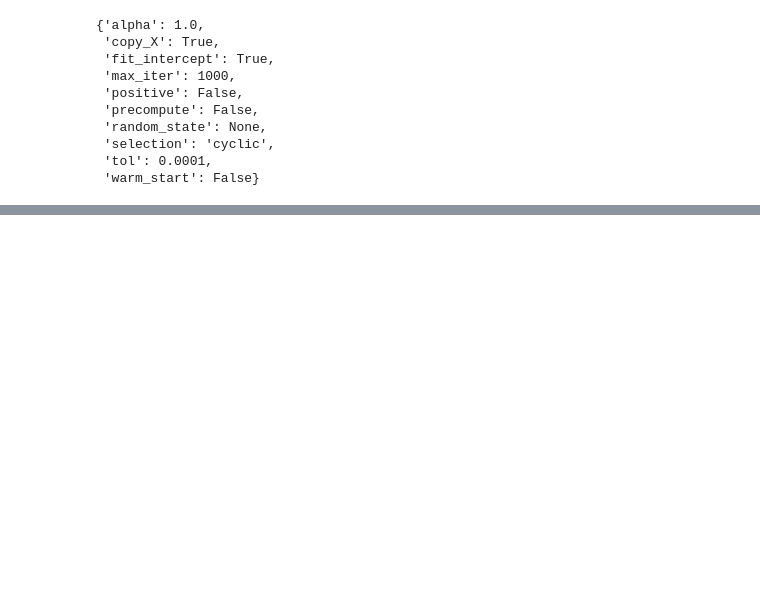
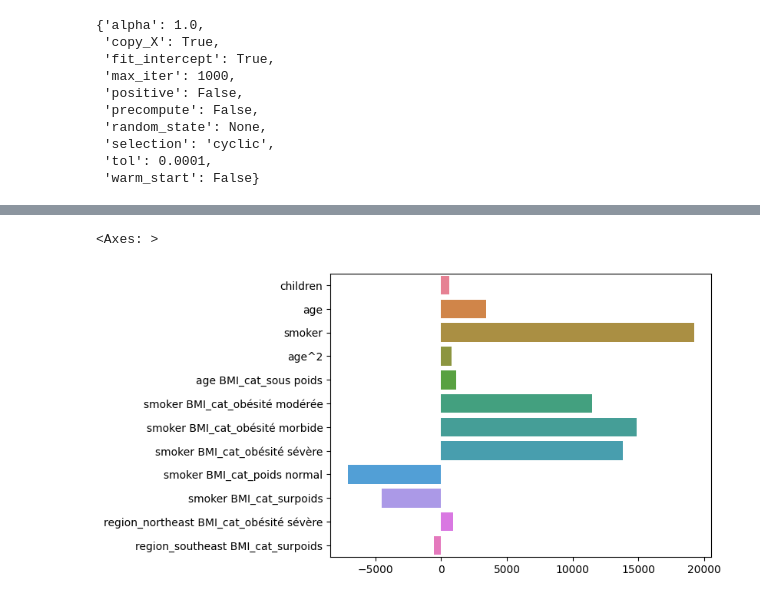
Before and after one commit to gvannesson/Projet_assurance, a Jupyter notebook: model_2.ipynb, the cells around one changed output, grey strips where cells are left out. Drawn from its saved outputs; the diff is of its cells as text; code cells hidden in the pictures; blank space fills up the shorter version.

```diff
--- a/model_2.ipynb
+++ b/model_2.ipynb
@@ -106,0 +415,4 @@ Train score :  0.8742126856055694
+# %%
+lasso_coef = best_lasso_model[-1].coef_
+# %%
+coef_df = pd.DataFrame(lasso_coef, new_coef_names)
@@ -106,0 +435,4 @@ Train score :  0.8742126856055694
+# %%
+coef_sorted =coef_df[(coef_df[0]>500 ) | (coef_df[0]<-500)]
+# %%
+coef_sorted = coef_sorted.T
@@ -106,0 +444,5 @@ Train score :  0.8742126856055694
+# %%
+sns.barplot(coef_sorted, orient='h')
+# %% [output]
+<Axes: >
+[figure, added]
```
Also changed, not shown: parts of 43 cells of this notebook, 2 other files.
